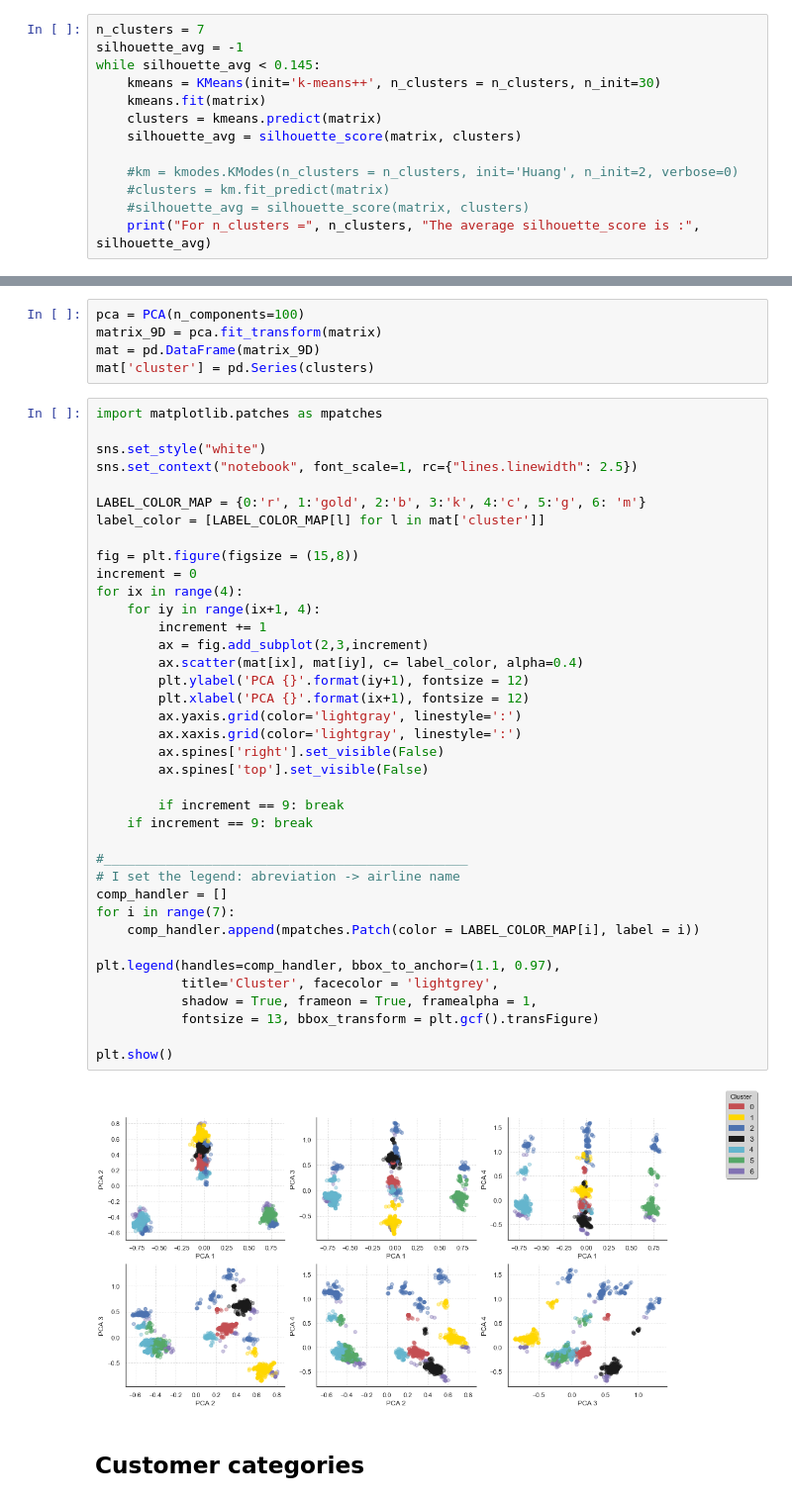
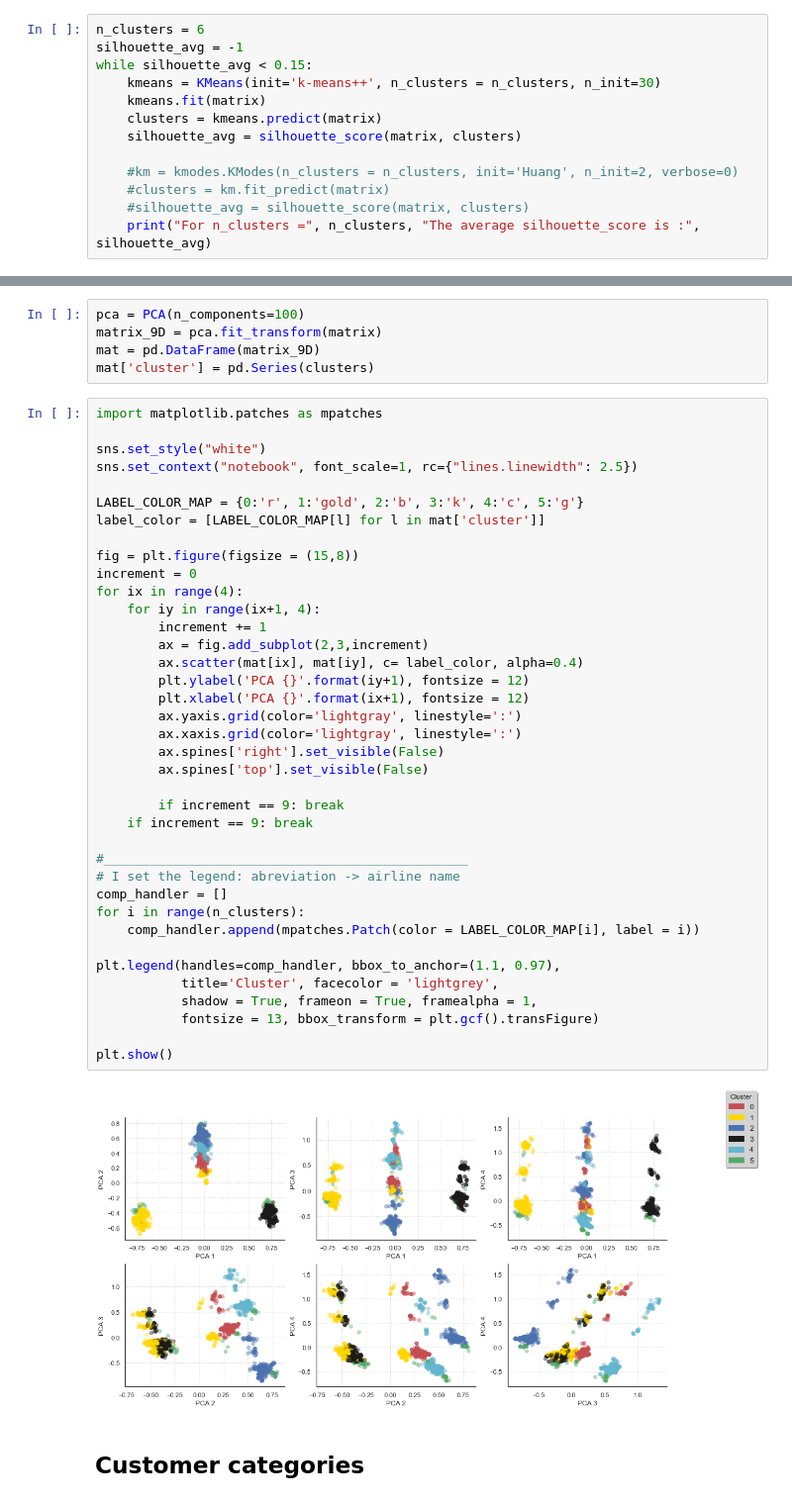
Before and after one commit to vukhanh09/customer_segmentation, a Jupyter notebook: src/Insight/insight.ipynb, the cells around one changed output, grey strips where cells are left out. Shown at 99% size. Saved outputs shown, nothing was run; the diff lists cells and outputs as text.

```diff
--- a/src/Insight/insight.ipynb
+++ b/src/Insight/insight.ipynb
@@ -267,7 +268,7 @@ plt.show()
 # %%
-n_clusters = 7
+n_clusters = 6
 silhouette_avg = -1
-while silhouette_avg < 0.145:
+while silhouette_avg < 0.15:
     kmeans = KMeans(init='k-means++', n_clusters = n_clusters, n_init=30)
     kmeans.fit(matrix)
     clusters = kmeans.predict(matrix)
@@ -415,40 +419,40 @@ import matplotlib.patches as mpatches
 sns.set_style("white")
 sns.set_context("notebook", font_scale=1, rc={"lines.linewidth": 2.5})
 
-LABEL_COLOR_MAP = {0:'r', 1:'gold', 2:'b', 3:'k', 4:'c', 5:'g', 6: 'm'}
+LABEL_COLOR_MAP = {0:'r', 1:'gold', 2:'b', 3:'k', 4:'c', 5:'g'}
 label_color = [LABEL_COLOR_MAP[l] for l in mat['cluster']]
 
 fig = plt.figure(figsize = (15,8))
 increment = 0
 for ix in range(4):
     for iy in range(ix+1, 4):
         increment += 1
         ax = fig.add_subplot(2,3,increment)
         ax.scatter(mat[ix], mat[iy], c= label_color, alpha=0.4)
         plt.ylabel('PCA {}'.format(iy+1), fontsize = 12)
         plt.xlabel('PCA {}'.format(ix+1), fontsize = 12)
         ax.yaxis.grid(color='lightgray', linestyle=':')
         ax.xaxis.grid(color='lightgray', linestyle=':')
         ax.spines['right'].set_visible(False)
         ax.spines['top'].set_visible(False)
 
         if increment == 9: break
     if increment == 9: break
 
 #_______________________________________________
 # I set the legend: abreviation -> airline name
 comp_handler = []
-for i in range(7):
+for i in range(n_clusters):
     comp_handler.append(mpatches.Patch(color = LABEL_COLOR_MAP[i], label = i))
 
 plt.legend(handles=comp_handler, bbox_to_anchor=(1.1, 0.97),
            title='Cluster', facecolor = 'lightgrey',
            shadow = True, frameon = True, framealpha = 1,
            fontsize = 13, bbox_transform = plt.gcf().transFigure)
 
 plt.show()
 # %% [output]
-[figure, old version]
+[figure, new version]
 # %% [markdown]
 ## Customer categories
 # %%
```
Also changed, not shown: parts of 24 cells of this notebook, 11 other files.
